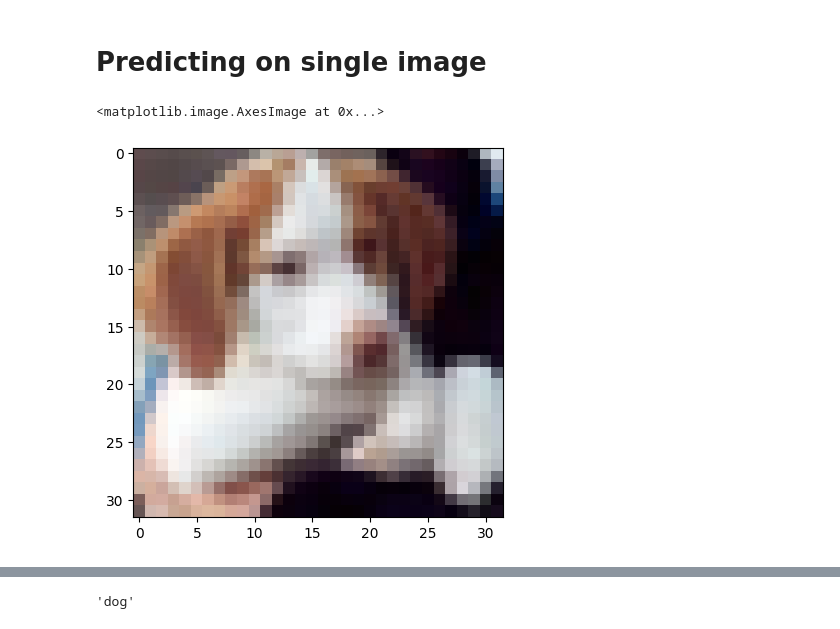
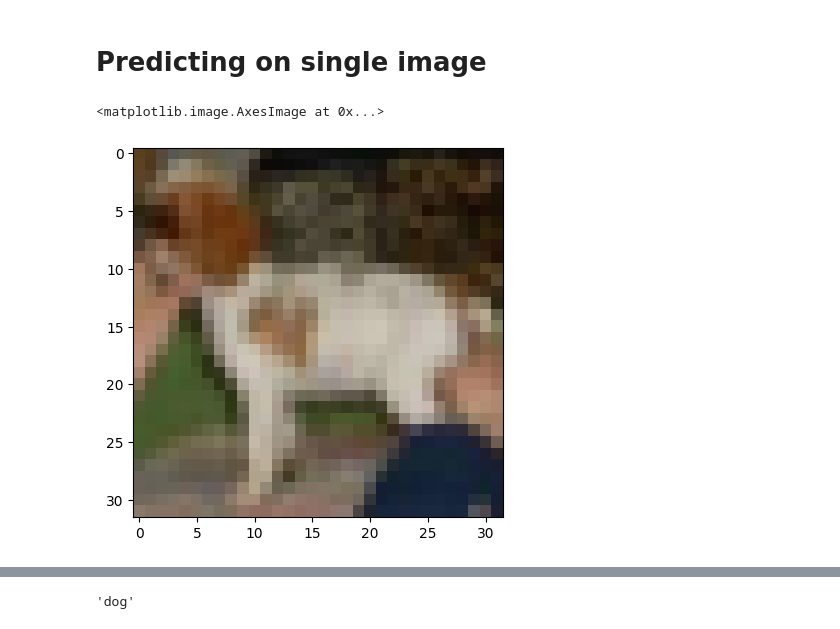
Before and after one commit to FNrythm/eportfolio, a Jupyter notebook: machine-learning/E-portfolio Component - Unit 9/Unit09 Ex1 Convolutional Neural Networks (CNN) - Object Recognition.ipynb, the cells around one changed output, grey strips where cells are left out. Drawn from its saved outputs; the diff is of its cells as text; code cells hidden in the pictures.

```diff
--- a/machine-learning/E-portfolio Component - Unit 9/Unit09 Ex1 Convolutional Neural Networks (CNN) - Object Recognition.ipynb
+++ b/machine-learning/E-portfolio Component - Unit 9/Unit09 Ex1 Convolutional Neural Networks (CNN) - Object Recognition.ipynb
@@ -410,8 +409,8 @@ array([[639,   9,  75,  17,   6,   0,  34,   3, 204,  13],
 # %% [markdown]
 # Predicting on single image
 # %%
-plt.imshow(x_test[16])
+plt.imshow(x_test[12])
 # %% [output]
 <matplotlib.image.AxesImage at 0x...>
-[figure, old version]
+[figure, new version]
 # %%
```
Also changed, not shown: parts of 14 cells of this notebook, 4 other files.
